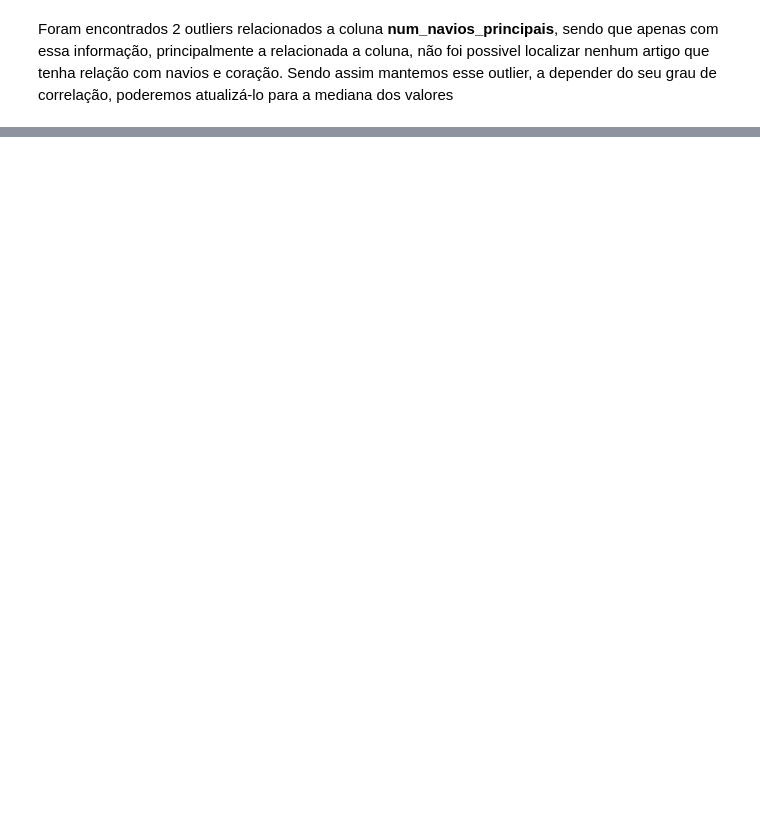
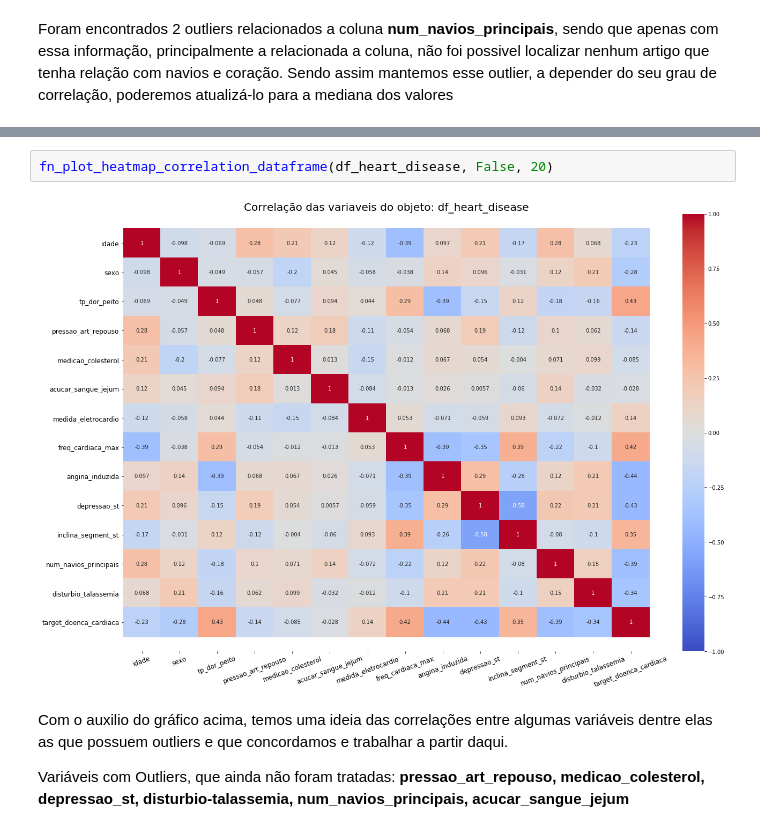
Before and after one commit to Joao-TheCosmosIsInfinite/Doenca_Cardiaca, a Jupyter notebook: nb_JoaoPaulo_Analise_Doenca_Cardiaca.ipynb, the cells around one changed output, grey strips where cells are left out. Drawn from its saved outputs; the diff is of its cells as text; blank space fills up the shorter version.

```diff
--- a/nb_JoaoPaulo_Analise_Doenca_Cardiaca.ipynb
+++ b/nb_JoaoPaulo_Analise_Doenca_Cardiaca.ipynb
@@ -504,0 +640,7 @@ df_out
+# %%
+fn_plot_heatmap_correlation_dataframe(df_heart_disease, False, 20)
+# %% [output]
+[figure, added]
+# %% [markdown]
+<p>Com o auxilio do gráfico acima, temos uma ideia das correlações entre algumas variáveis dentre elas as que possuem outliers e que concordamos e trabalhar a partir daqui.</p>
+<p>Variáveis com Outliers, que ainda não foram tratadas: <b>pressao_art_repouso, medicao_colesterol, depressao_st, disturbio-talassemia, num_navios_principais, acucar_sangue_jejum</b></p>
```
Also changed, not shown: parts of 91 cells of this notebook, 9 other files.
